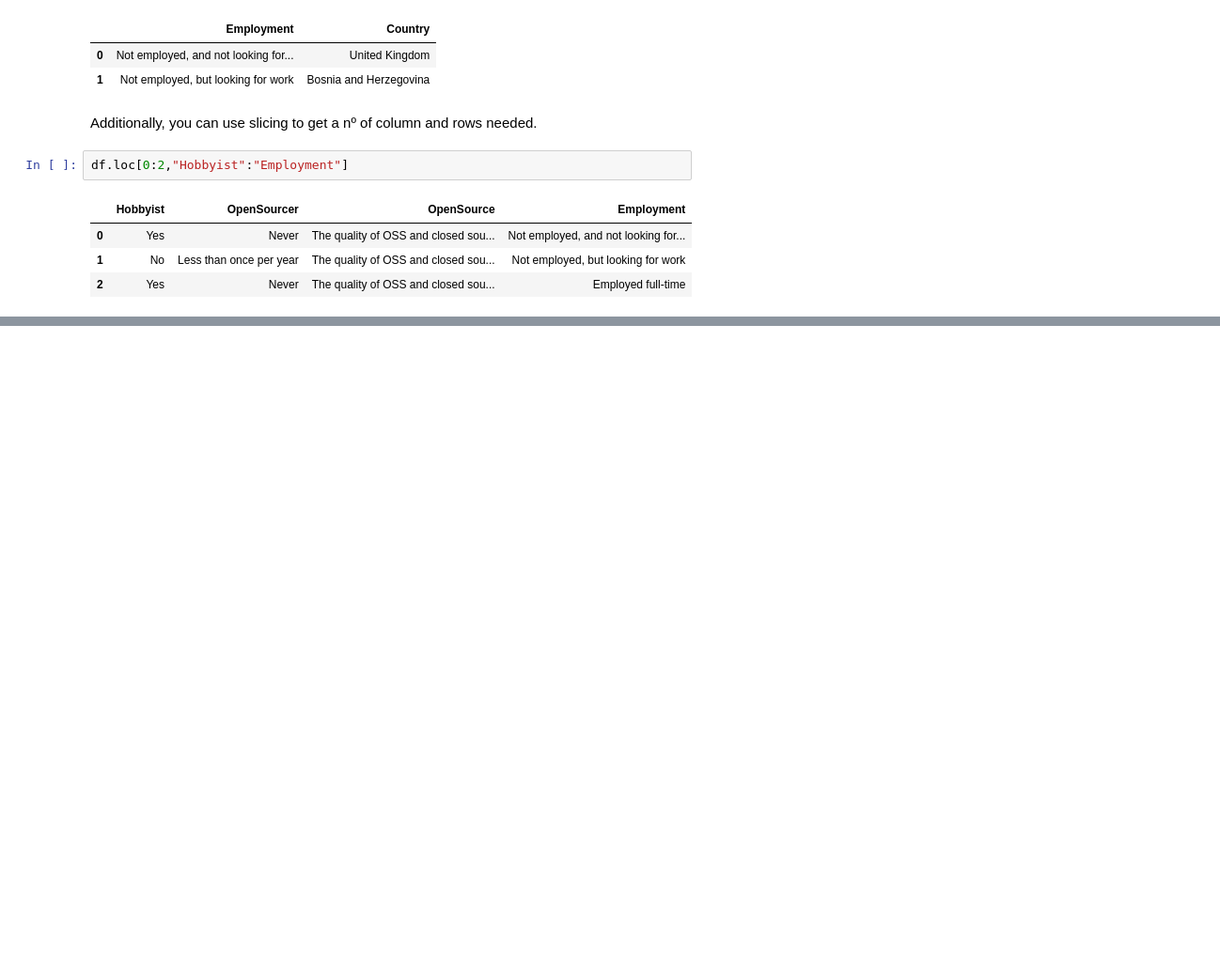
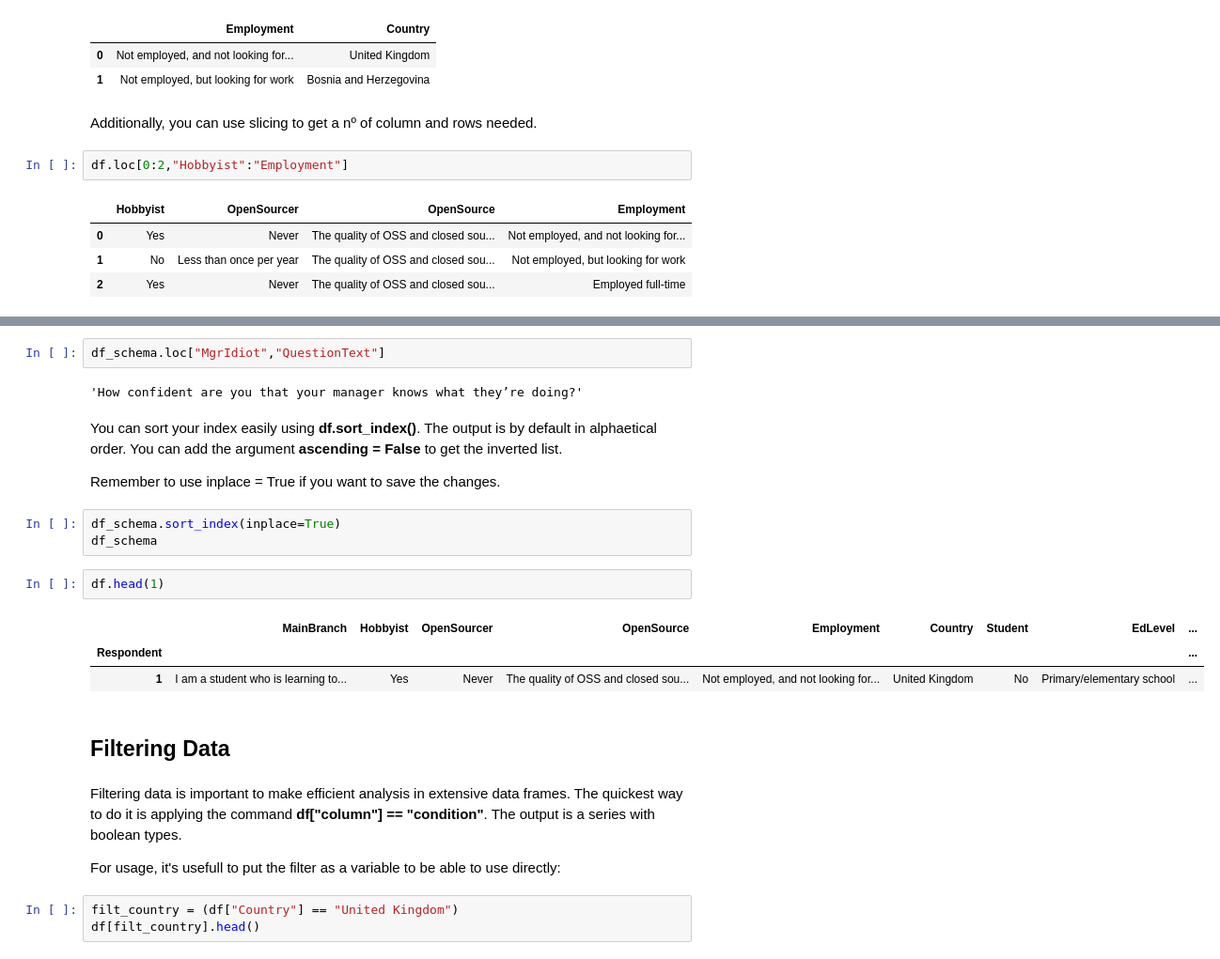
Before and after one commit to Joanpm1215/Pandas-Tutorial, a Jupyter notebook: scripts/Pandas_Tutorial.ipynb, the cells around one changed output, grey strips where cells are left out. Shown: that part at 94% size. Saved outputs shown, nothing was run; the diff lists cells and outputs as text; blank space fills up the shorter version.

```diff
--- a/scripts/Pandas_Tutorial.ipynb
+++ b/scripts/Pandas_Tutorial.ipynb
@@ -144,0 +169,26 @@ df.loc[0:2,"Hobbyist":"Employment"]
+# %%
+df_schema.loc["MgrIdiot","QuestionText"]
+# %% [output]
+'How confident are you that your manager knows what they’re doing?'
+# %% [markdown]
+You can sort your index easily using <strong>df.sort_index()</strong>. The output is by default in alphaetical order. You can add the argument <strong> ascending = False </strong> to get the inverted list.</p>
+<p> Remember to use inplace = True if you want to save the changes.
+# %%
+df_schema.sort_index(inplace=True)
+df_schema
+# %%
+df.head(1)
+# %% [output]
+|  | MainBranch | Hobbyist | OpenSourcer | OpenSource | Employment | Country | Student | EdLevel | ... |
+| Respondent |  |  |  |  |  |  |  |  | ... |
+| 1 | I am a student who is learning to... | Yes | Never | The quality of OSS and closed sou... | Not employed, and not looking for... | United Kingdom | No | Primary/elementary school | ... |
+# %% [markdown]
+<h2><strong>
+    Filtering Data</strong>
+    </h2>
+# %% [markdown]
+<p>Filtering data is important to make efficient analysis in extensive data frames. The quickest way to do it is applying the command <strong> df["column"] == "condition"</strong>. The output is a series with boolean types.</p>
+<p> For usage, it's usefull to put the filter as a variable to be able to use directly:</p>
+# %%
+filt_country = (df["Country"] == "United Kingdom")
+df[filt_country].head()
```
Also changed, not shown: parts of 26 cells of this notebook.
